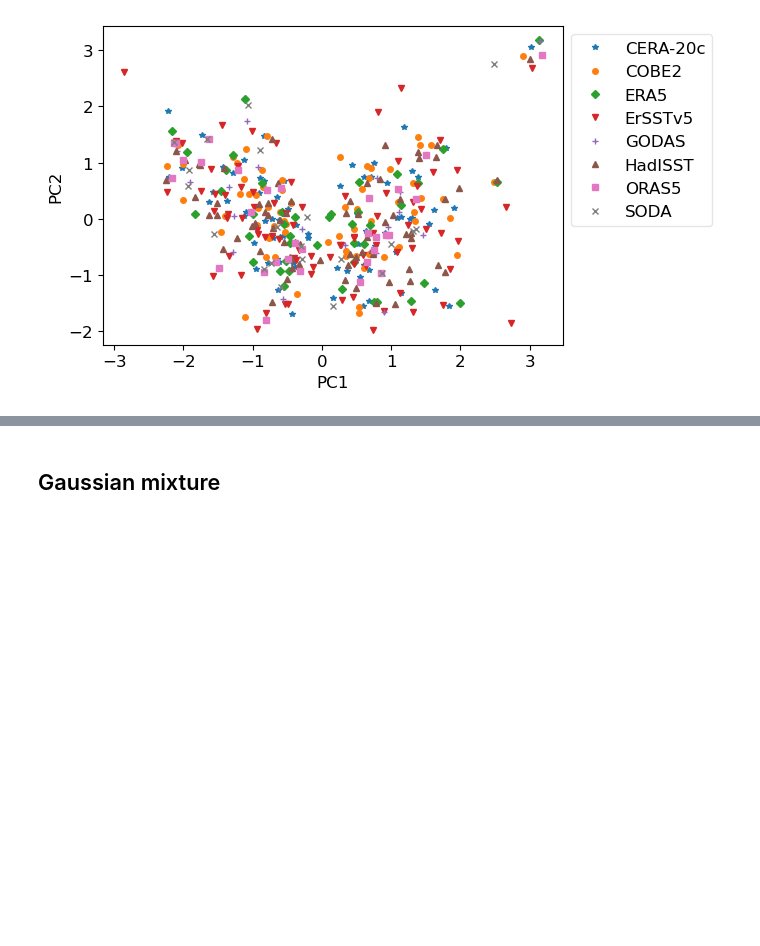
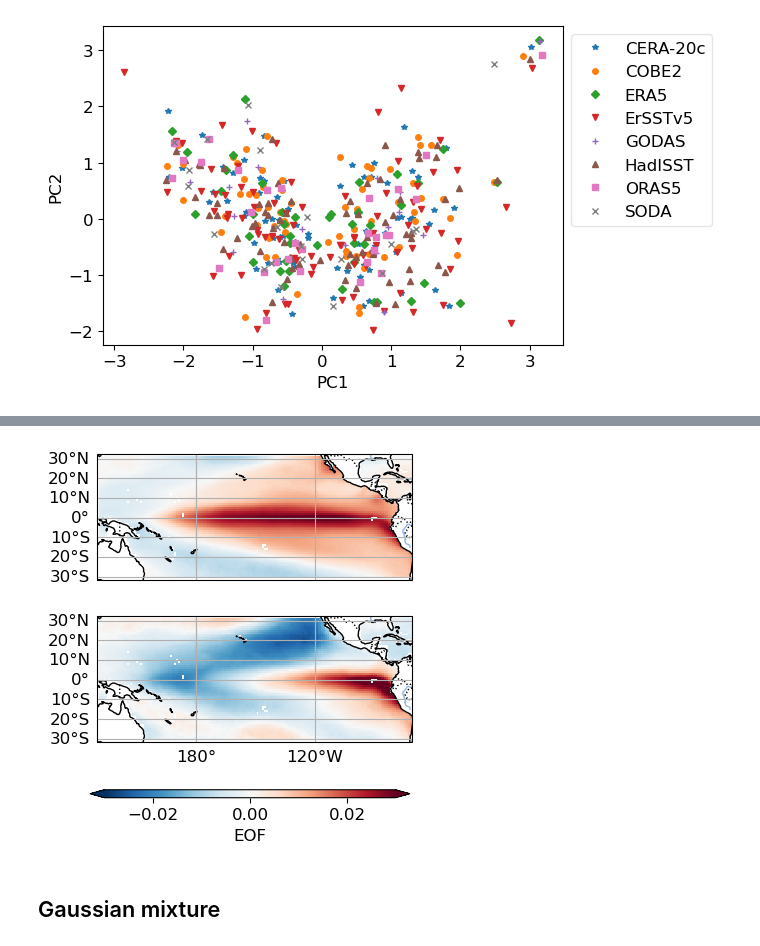
Before and after one commit to jakob-schloer/LatentGMM, a Jupyter notebook: scripts/pcgmm.ipynb, the cells around one changed output, grey strips where cells are left out. Cells and saved outputs as stored; diff of their text form; code cells hidden in the pictures; blank space fills up the shorter version.

```diff
--- a/scripts/pcgmm.ipynb
+++ b/scripts/pcgmm.ipynb
@@ -124,3 +151,28 @@ Text(0, 0.5, 'PC2')
+# %%
+# EOF maps
+vars = list(ds.data_vars)
+fig = plt.figure(figsize=(4, 4))
+proj = ctp.crs.PlateCarree(central_longitude=180)
+axs = []
+for i in range(sppca.n_components):
+    comp = eofs.isel(eof=i)
+    var = 'ssta'
+    ax = fig.add_subplot(sppca.n_components, 1, i+1, projection=proj)
+    im = gpl.plot_map(comp[var], central_longitude=180, ax=ax,
+                 bar='continuous', vmin=-.03, vmax=.03, add_bar=False)
+    im['gl'].top_labels = False
+    if i == 0:
+        im['gl'].bottom_labels = False
+    axs.append(ax)
+
+cbar_ax = fig.add_axes([0.15, .0, 0.8, 0.02])
+cb = fig.colorbar(im['im'], cax=cbar_ax, orientation='horizontal', shrink=0.6, extend='both')
+cb.set_label(label=rf"EOF")
+
+#gpl.enumerate_subplots(axs, pos_x=.01, pos_y=.85)
+plt.savefig("../output/plots/thesis/eof1-eof2.png", dpi=600, bbox_inches="tight")
+# %% [output]
+[figure, added]
 # %% [markdown]
 ## Gaussian mixture
 # %% [markdown]
```
Also changed, not shown: parts of 4 cells of this notebook, 6 other files.
